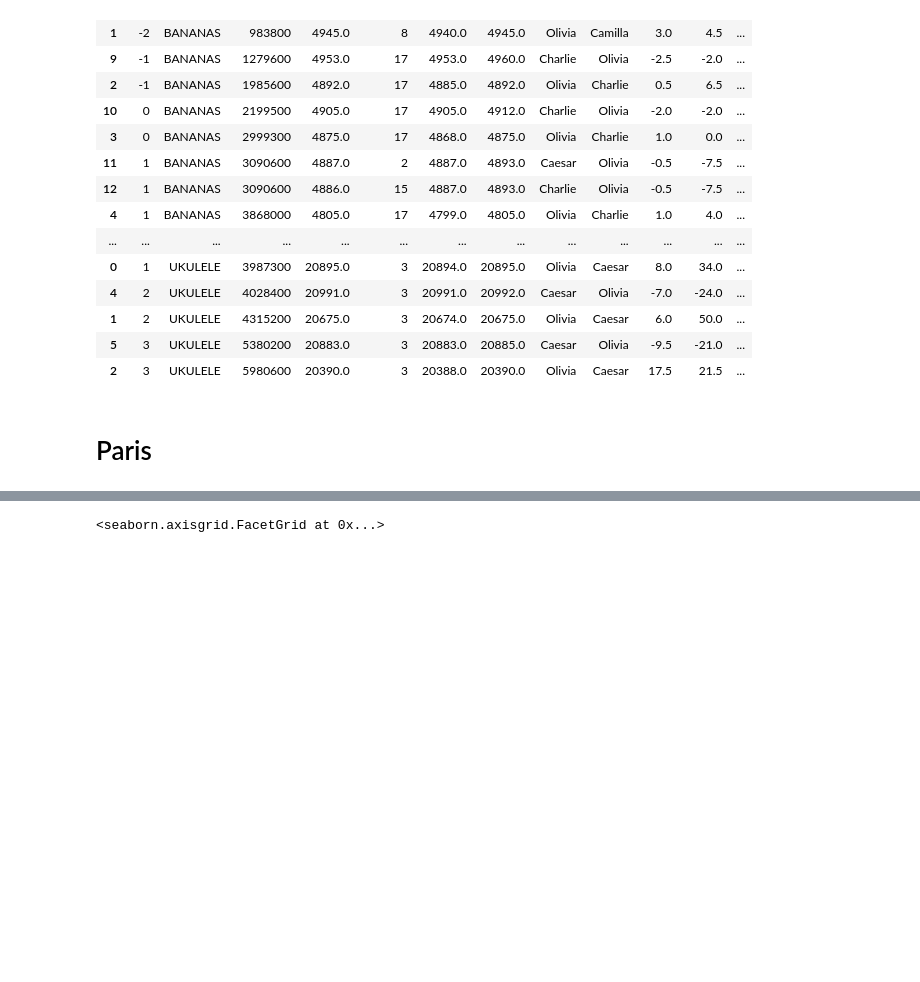
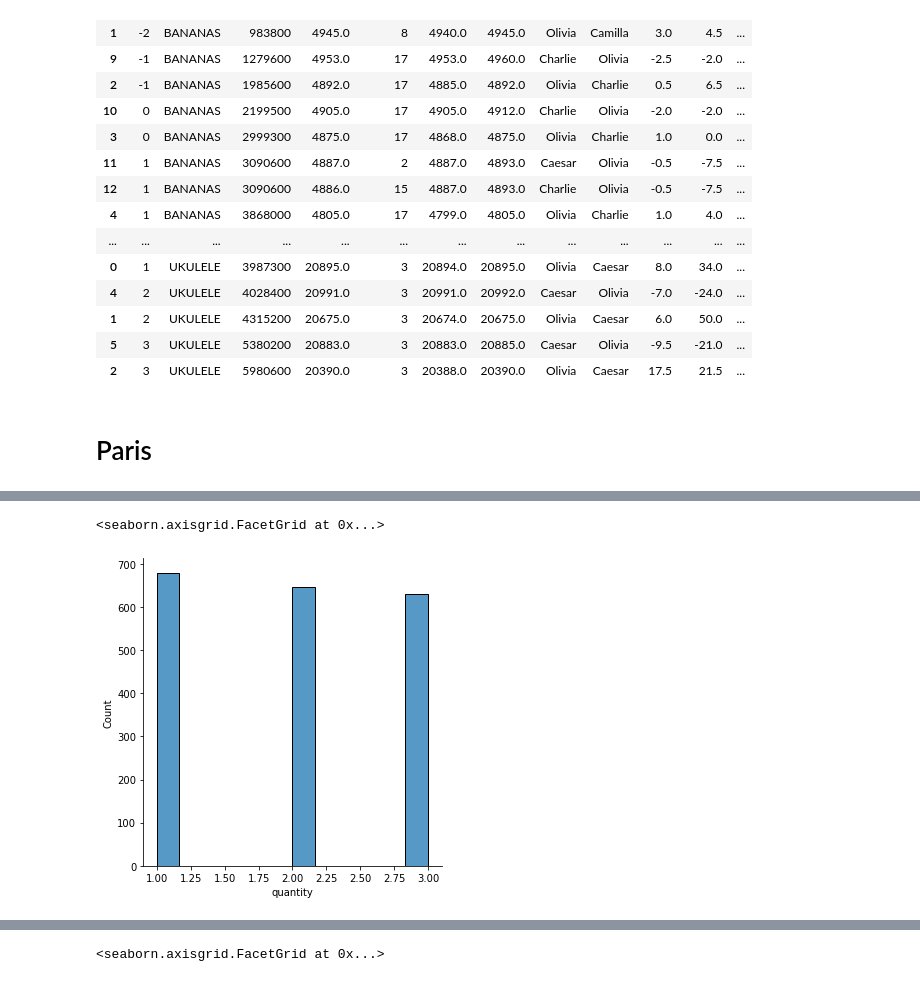
Before and after one commit to XiuLuoShen/imc_prosperity, a Jupyter notebook: CounterPartyAnalysis.ipynb, the cells around one changed output, grey strips where cells are left out. Cells and saved outputs as stored; diff of their text form; code cells hidden in the pictures; blank space fills up the shorter version.

```diff
--- a/CounterPartyAnalysis.ipynb
+++ b/CounterPartyAnalysis.ipynb
@@ -661,0 +719,5 @@ sns.displot(x='tox_500', data=t, hue='trader_side', multiple='stack')
+# %%
+sns.displot(t['quantity'])
+# %% [output]
+<seaborn.axisgrid.FacetGrid at 0x...>
+[figure, added]
```
Also changed, not shown: parts of 13 cells of this notebook, 3 other files.
